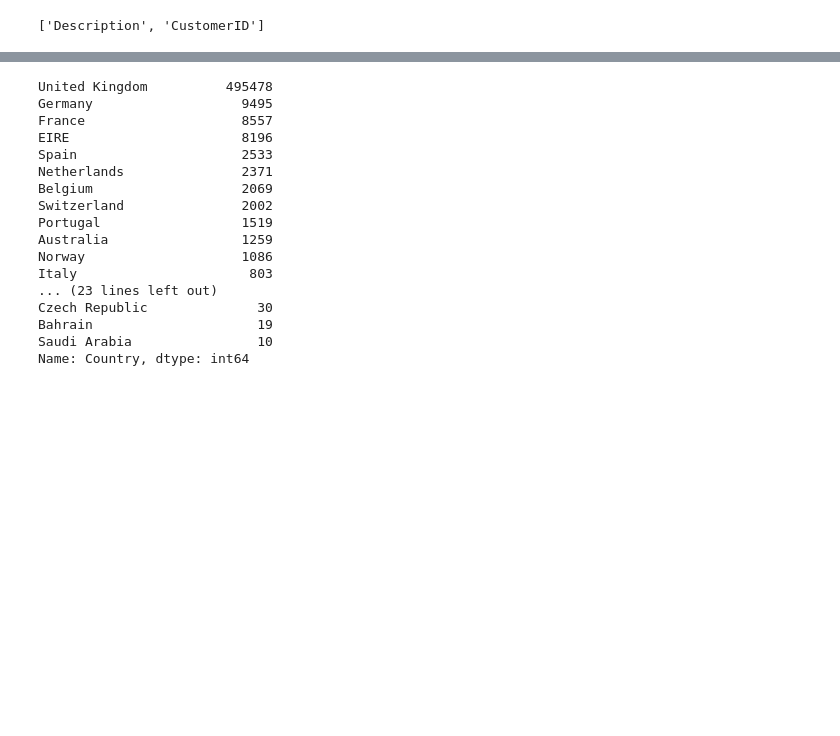
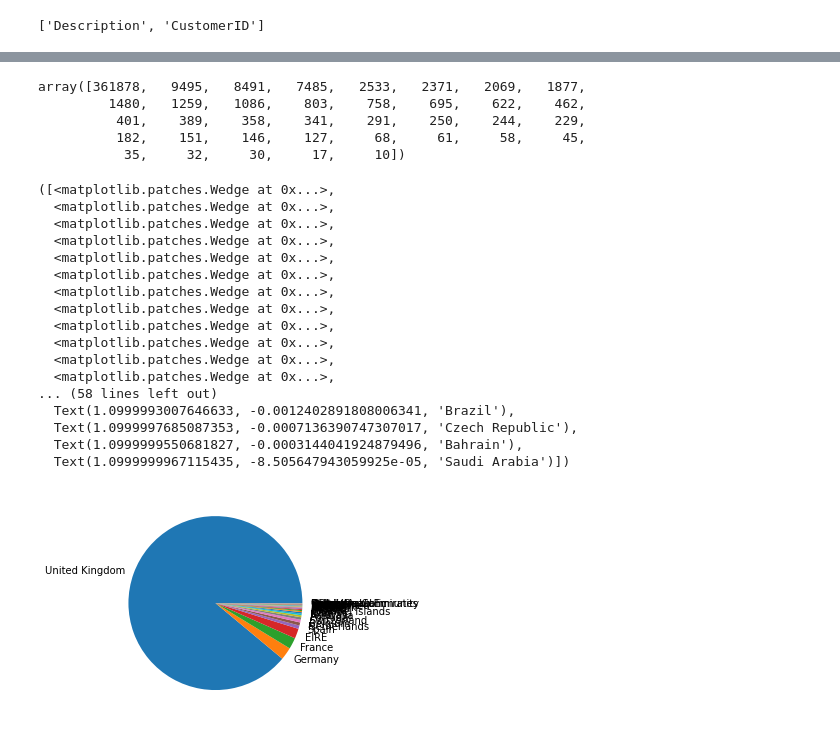
Before and after one commit to V-Nayak/EDA_project, a Jupyter notebook: Capstone_Project_1_Propensity_Model.ipynb, the cells around one changed output, grey strips where cells are left out. Saved outputs shown, nothing was run; the diff lists cells and outputs as text; code cells hidden in the pictures; blank space fills up the shorter version.

```diff
--- a/Capstone_Project_1_Propensity_Model.ipynb
+++ b/Capstone_Project_1_Propensity_Model.ipynb
@@ -113,3 +115,8 @@ df.shape
 ## in order to get only variable where the null values are loccated.
 # %% [output]
 ['Description', 'CustomerID']
+# %%
+## making new data frame with dropped NA values
+
+new_df = df.dropna(axis = 0, how='any', subset=['InvoiceNo','Quantity','UnitPrice','CustomerID'])
+new_df
@@ -115,0 +155,5 @@ df.shape
+# %%
+#### new columns based on existing columns
+
+new_df['Total_value'] = new_df.apply(lambda row: row.Quantity * row.UnitPrice, axis = 1)
+new_df
@@ -116,20 +214,35 @@ df.shape
+# %%
+country_names=new_df.Country.value_counts().index
 # %%
-df.Country.value_counts()
+new_df.Country.value_counts().values
 # %% [output]
-United Kingdom          495478
-Germany                   9495
-France                    8557
-EIRE                      8196
-Spain                     2533
-Netherlands               2371
-Belgium                   2069
-Switzerland               2002
-Portugal                  1519
-Australia                 1259
-Norway                    1086
-Italy                      803
-... (23 lines left out)
-Czech Republic              30
-Bahrain                     19
-Saudi Arabia                10
-Name: Country, dtype: int64
+array([361878,   9495,   8491,   7485,   2533,   2371,   2069,   1877,
+         1480,   1259,   1086,    803,    758,    695,    622,    462,
+          401,    389,    358,    341,    291,    250,    244,    229,
+          182,    151,    146,    127,     68,     61,     58,     45,
+           35,     32,     30,     17,     10])
+# %%
+country_val=new_df.Country.value_counts().values
+# %%
+## ploting the pie chart
+
+plt.pie(country_val, labels=country_names)
+# %% [output]
+([<matplotlib.patches.Wedge at 0x...>,
+  <matplotlib.patches.Wedge at 0x...>,
+  <matplotlib.patches.Wedge at 0x...>,
+  <matplotlib.patches.Wedge at 0x...>,
+  <matplotlib.patches.Wedge at 0x...>,
+  <matplotlib.patches.Wedge at 0x...>,
+  <matplotlib.patches.Wedge at 0x...>,
+  <matplotlib.patches.Wedge at 0x...>,
+  <matplotlib.patches.Wedge at 0x...>,
+  <matplotlib.patches.Wedge at 0x...>,
+  <matplotlib.patches.Wedge at 0x...>,
+  <matplotlib.patches.Wedge at 0x...>,
+... (58 lines left out)
+  Text(1.0999993007646633, -0.0012402891808006341, 'Brazil'),
+  Text(1.0999997685087353, -0.0007136390747307017, 'Czech Republic'),
+  Text(1.0999999550681827, -0.0003144041924879496, 'Bahrain'),
+  Text(1.0999999967115435, -8.505647943059925e-05, 'Saudi Arabia')])
+[figure, added]
```
Also changed, not shown: parts of 12 cells of this notebook.
